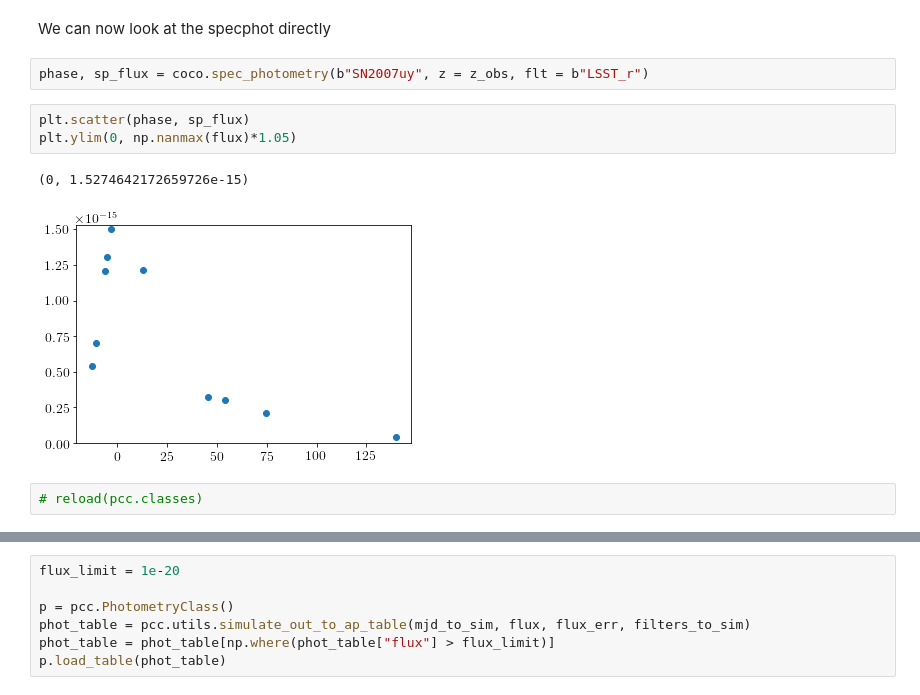
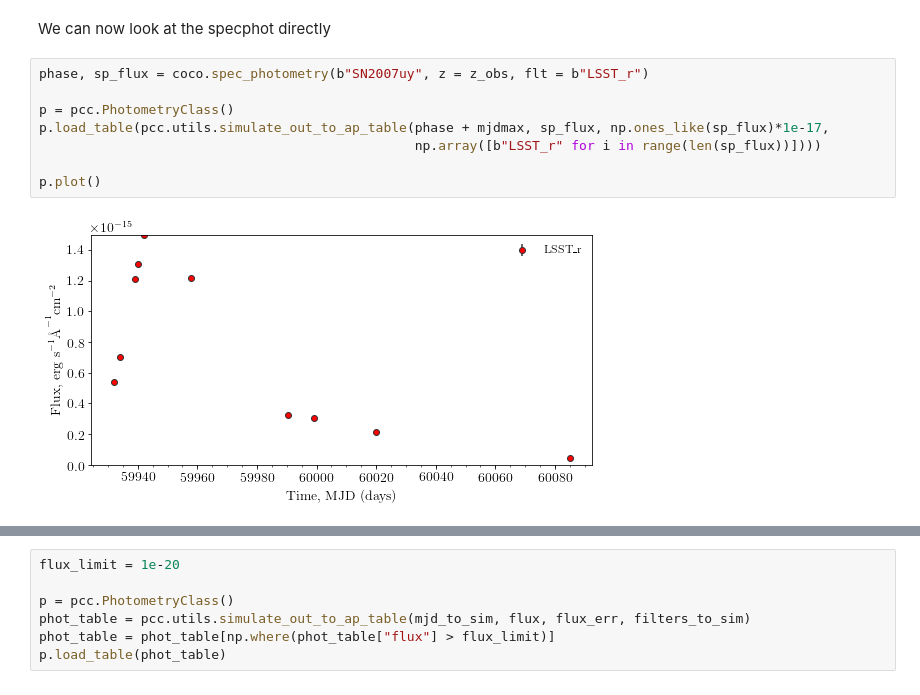
Before and after one commit to RobFirth/LSST_tools, a Jupyter notebook: lsst_tools/sims/notebooks/simulate_lightcurve_LSST_single_field_cadence.ipynb, the cells around one changed output, grey strips where cells are left out. Cells and saved outputs as stored; diff of their text form.

```diff
--- a/lsst_tools/sims/notebooks/simulate_lightcurve_LSST_single_field_cadence.ipynb
+++ b/lsst_tools/sims/notebooks/simulate_lightcurve_LSST_single_field_cadence.ipynb
@@ -186,13 +186,13 @@ print(mjdmax)
 59945.0
 # %% [markdown]
 We can now look at the specphot directly
-# %%
-phase, sp_flux = coco.spec_photometry(b"SN2007uy", z = z_obs, flt = b"LSST_r")
-# %%
-plt.scatter(phase, sp_flux)
-plt.ylim(0, np.nanmax(flux)*1.05)
-# %% [output]
-(0, 1.5274642172659726e-15)
-[figure, removed]
-# %%
-# reload(pcc.classes)
+# %%
+phase, sp_flux = coco.spec_photometry(b"SN2007uy", z = z_obs, flt = b"LSST_r")
+
+p = pcc.PhotometryClass()
+p.load_table(pcc.utils.simulate_out_to_ap_table(phase + mjdmax, sp_flux, np.ones_like(sp_flux)*1e-17,
+                                                np.array([b"LSST_r" for i in range(len(sp_flux))])))
+
+p.plot()
+# %% [output]
+[figure, added]
```
Also changed, not shown: parts of 2 cells of this notebook.
